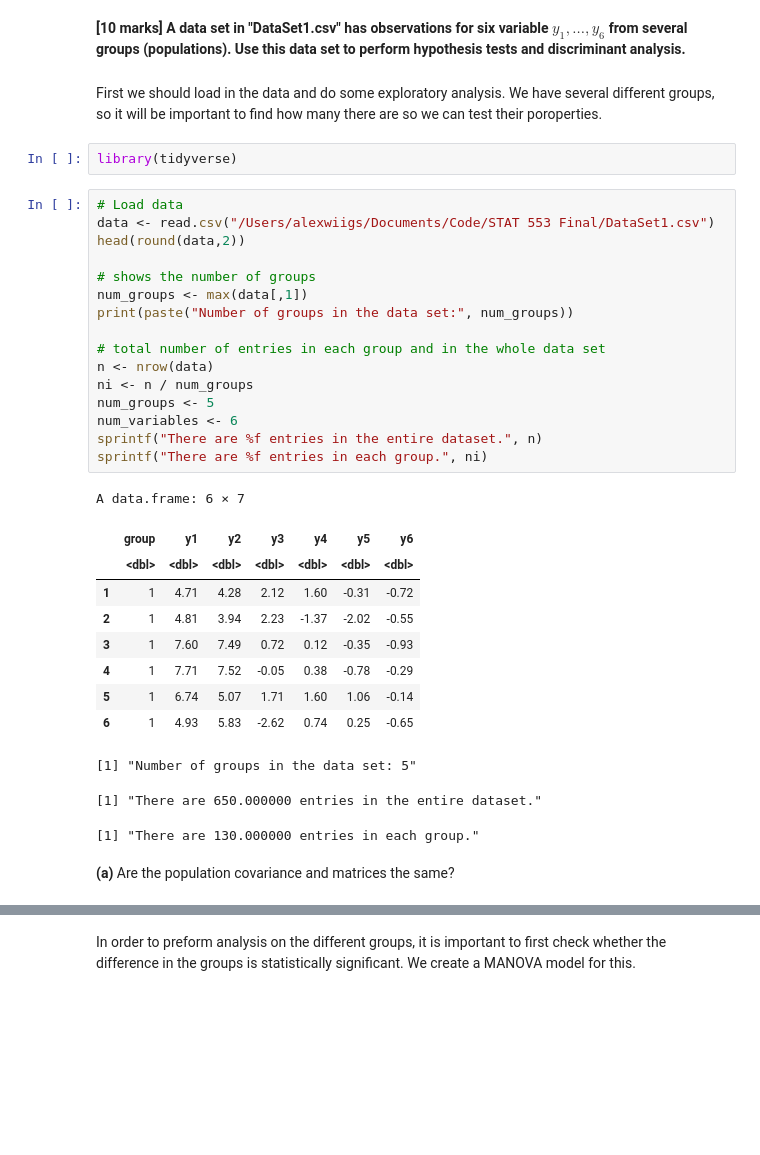
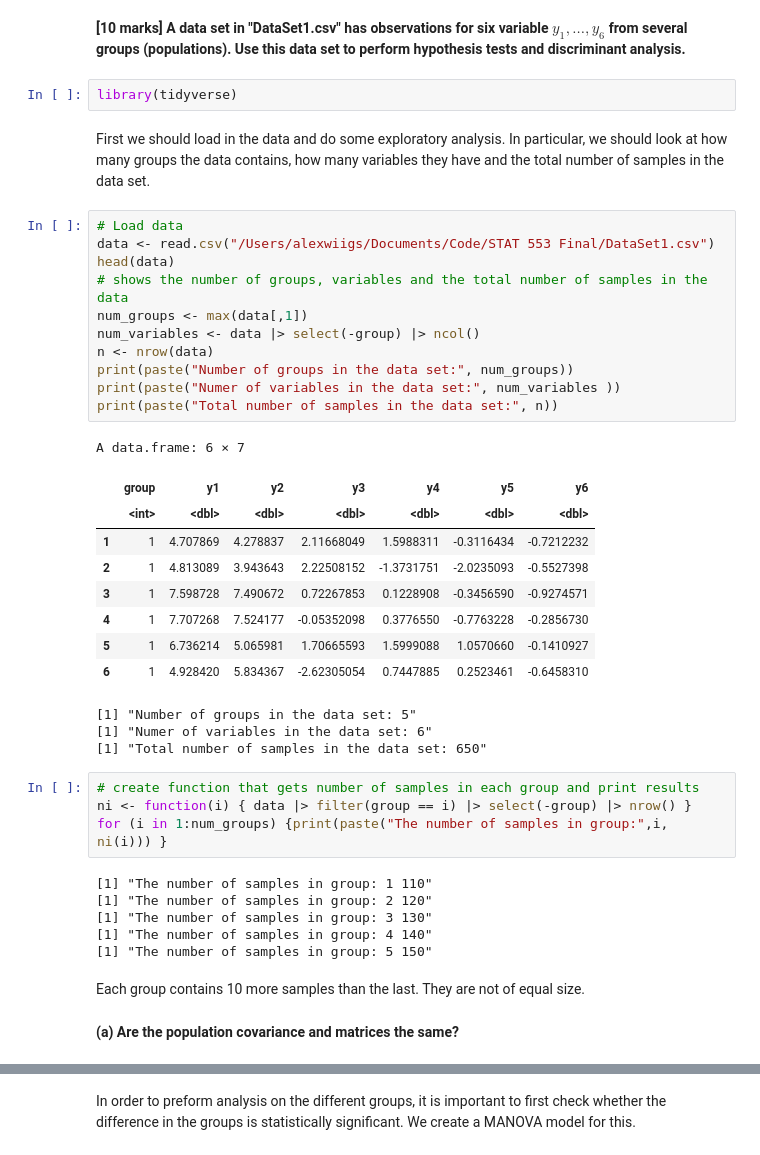
Before and after one commit to AlexWiigs/Code, a Jupyter notebook: STAT 553 Final/STAT_553_Question1.ipynb, the cells around one changed output, grey strips where cells are left out. Saved outputs shown, nothing was run; the diff lists cells and outputs as text; blank space fills up the shorter version.

```diff
--- a/STAT 553 Final/STAT_553_Question1.ipynb
+++ b/STAT 553 Final/STAT_553_Question1.ipynb
@@ -2,38 +2,45 @@
 # Question 1 - Alex Wiigs Stat 553 Final
 # %% [markdown]
 **[10 marks] A data set in "DataSet1.csv" has observations for six variable $y_1,...,y_6$ from several groups (populations). Use this data set to perform hypothesis tests and discriminant analysis.**
-# %% [markdown]
-First we should load in the data and do some exploratory analysis. We have several different groups, so it will be important to find how many there are so we can test their poroperties.
 # %%
 library(tidyverse)
+# %% [markdown]
+First we should load in the data and do some exploratory analysis. In particular, we should look at how many groups the data contains, how many variables they have and the total number of samples in the data set.
 # %%
 # Load data
 data <- read.csv("/Users/alexwiigs/Documents/Code/STAT 553 Final/DataSet1.csv")
-head(round(data,2))
-
-# shows the number of groups
+head(data)
+# shows the number of groups, variables and the total number of samples in the data
 num_groups <- max(data[,1])
+num_variables <- data |> select(-group) |> ncol()
+n <- nrow(data)
 print(paste("Number of groups in the data set:", num_groups))
-
-# total number of entries in each group and in the whole data set
-n <- nrow(data)
-ni <- n / num_groups
-num_groups <- 5
-num_variables <- 6
-sprintf("There are %f entries in the entire dataset.", n)
-sprintf("There are %f entries in each group.", ni)
+print(paste("Numer of variables in the data set:", num_variables ))
+print(paste("Total number of samples in the data set:", n))
 # %% [output]
 A data.frame: 6 × 7
 |  | group | y1 | y2 | y3 | y4 | y5 | y6 |
-|  | <dbl> | <dbl> | <dbl> | <dbl> | <dbl> | <dbl> | <dbl> |
-| 1 | 1 | 4.71 | 4.28 | 2.12 | 1.60 | -0.31 | -0.72 |
-| 2 | 1 | 4.81 | 3.94 | 2.23 | -1.37 | -2.02 | -0.55 |
-| 3 | 1 | 7.60 | 7.49 | 0.72 | 0.12 | -0.35 | -0.93 |
-| 4 | 1 | 7.71 | 7.52 | -0.05 | 0.38 | -0.78 | -0.29 |
-| 5 | 1 | 6.74 | 5.07 | 1.71 | 1.60 | 1.06 | -0.14 |
-| 6 | 1 | 4.93 | 5.83 | -2.62 | 0.74 | 0.25 | -0.65 |
+|  | <int> | <dbl> | <dbl> | <dbl> | <dbl> | <dbl> | <dbl> |
+| 1 | 1 | 4.707869 | 4.278837 | 2.11668049 | 1.5988311 | -0.3116434 | -0.7212232 |
+| 2 | 1 | 4.813089 | 3.943643 | 2.22508152 | -1.3731751 | -2.0235093 | -0.5527398 |
+| 3 | 1 | 7.598728 | 7.490672 | 0.72267853 | 0.1228908 | -0.3456590 | -0.9274571 |
+| 4 | 1 | 7.707268 | 7.524177 | -0.05352098 | 0.3776550 | -0.7763228 | -0.2856730 |
+| 5 | 1 | 6.736214 | 5.065981 | 1.70665593 | 1.5999088 | 1.0570660 | -0.1410927 |
+| 6 | 1 | 4.928420 | 5.834367 | -2.62305054 | 0.7447885 | 0.2523461 | -0.6458310 |
 [1] "Number of groups in the data set: 5"
+[1] "Numer of variables in the data set: 6"
+[1] "Total number of samples in the data set: 650"
-[1] "There are 650.000000 entries in the entire dataset."
-[1] "There are 130.000000 entries in each group."
+# %%
+# create function that gets number of samples in each group and print results
+ni <- function(i) { data |> filter(group == i) |> select(-group) |> nrow() }
+for (i in 1:num_groups) {print(paste("The number of samples in group:",i, ni(i))) }
+# %% [output]
+[1] "The number of samples in group: 1 110"
+[1] "The number of samples in group: 2 120"
+[1] "The number of samples in group: 3 130"
+[1] "The number of samples in group: 4 140"
+[1] "The number of samples in group: 5 150"
+# %% [markdown]
+Each group contains 10 more samples than the last. They are not of equal size.
 # %% [markdown]
-**(a)** Are the population covariance and matrices the same?
+**(a) Are the population covariance and matrices the same?**
```
Also changed, not shown: parts of 13 cells of this notebook, 2 other files.
